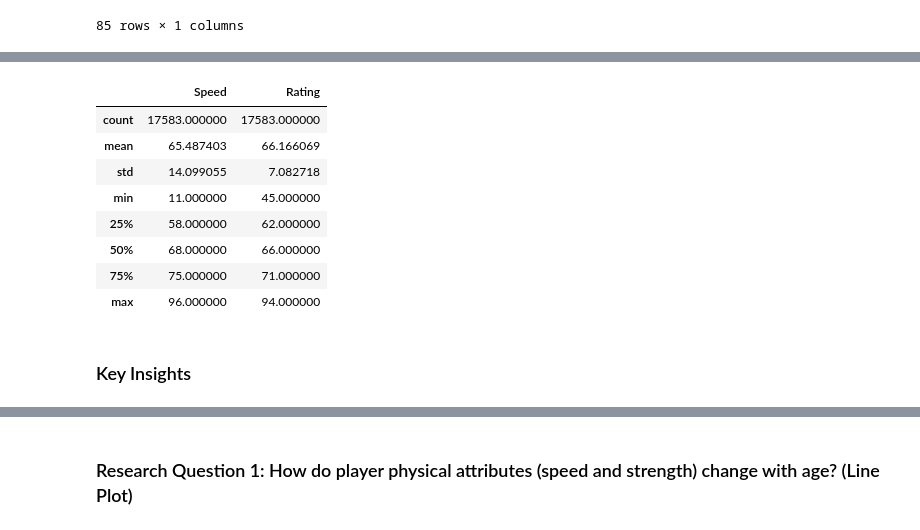
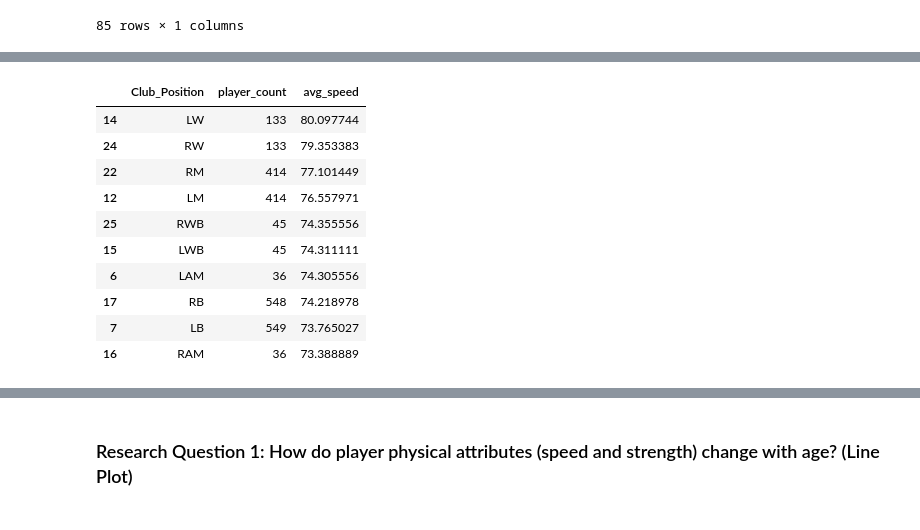
Before and after one commit to AbigailUhl/Group-24-Python-Projects, a Jupyter notebook: analysis.ipynb, the cells around one changed output, grey strips where cells are left out. Cells and saved outputs as stored; diff of their text form; code cells hidden in the pictures.

```diff
--- a/analysis.ipynb
+++ b/analysis.ipynb
@@ -582,15 +589,29 @@ age_analysis.head()
-# %%
-speed_rating_stats = df[["Speed", "Rating"]].describe()
-speed_rating_stats
-# %% [output]
-|  | Speed | Rating |
-| count | 17583.000000 | 17583.000000 |
-| mean | 65.487403 | 66.166069 |
-| std | 14.099055 | 7.082718 |
-| min | 11.000000 | 45.000000 |
-| 25% | 58.000000 | 62.000000 |
-| 50% | 68.000000 | 66.000000 |
-| 75% | 75.000000 | 71.000000 |
-| max | 96.000000 | 94.000000 |
-# %% [markdown]
-### Key Insights
+# %%
+# Average speed by club position
+position_speed = (
+    df.groupby("Club_Position")
+      .agg(
+          player_count=("Name", "count"),
+          avg_speed=("Speed", "mean")
+      )
+      .reset_index()
+)
+
+position_speed = position_speed[
+    (~position_speed["Club_Position"].isin(["Sub", "Res"])) &
+    (position_speed["player_count"] >= 20)
+].sort_values("avg_speed", ascending=False)
+
+position_speed.head(10)
+# %% [output]
+|  | Club_Position | player_count | avg_speed |
+| 14 | LW | 133 | 80.097744 |
+| 24 | RW | 133 | 79.353383 |
+| 22 | RM | 414 | 77.101449 |
+| 12 | LM | 414 | 76.557971 |
+| 25 | RWB | 45 | 74.355556 |
+| 15 | LWB | 45 | 74.311111 |
+| 6 | LAM | 36 | 74.305556 |
+| 17 | RB | 548 | 74.218978 |
+| 7 | LB | 549 | 73.765027 |
+| 16 | RAM | 36 | 73.388889 |
```
Also changed, not shown: parts of 17 cells of this notebook, 5 other files.
